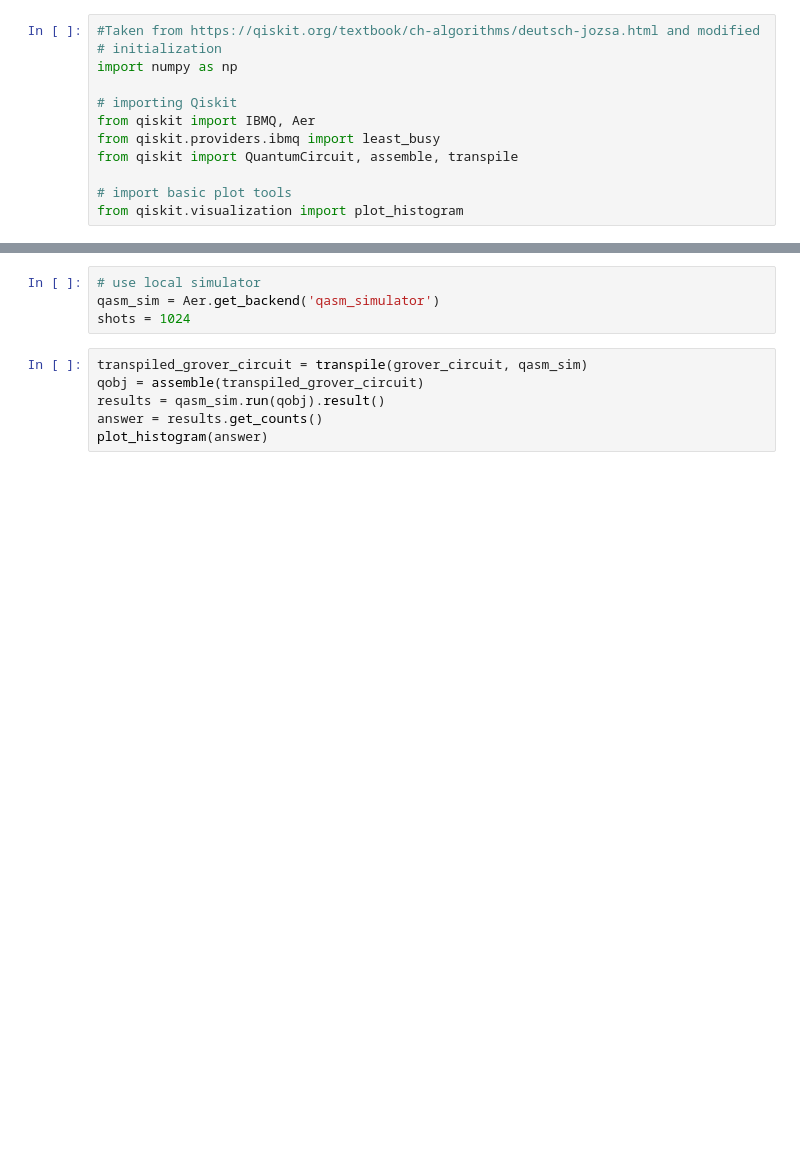
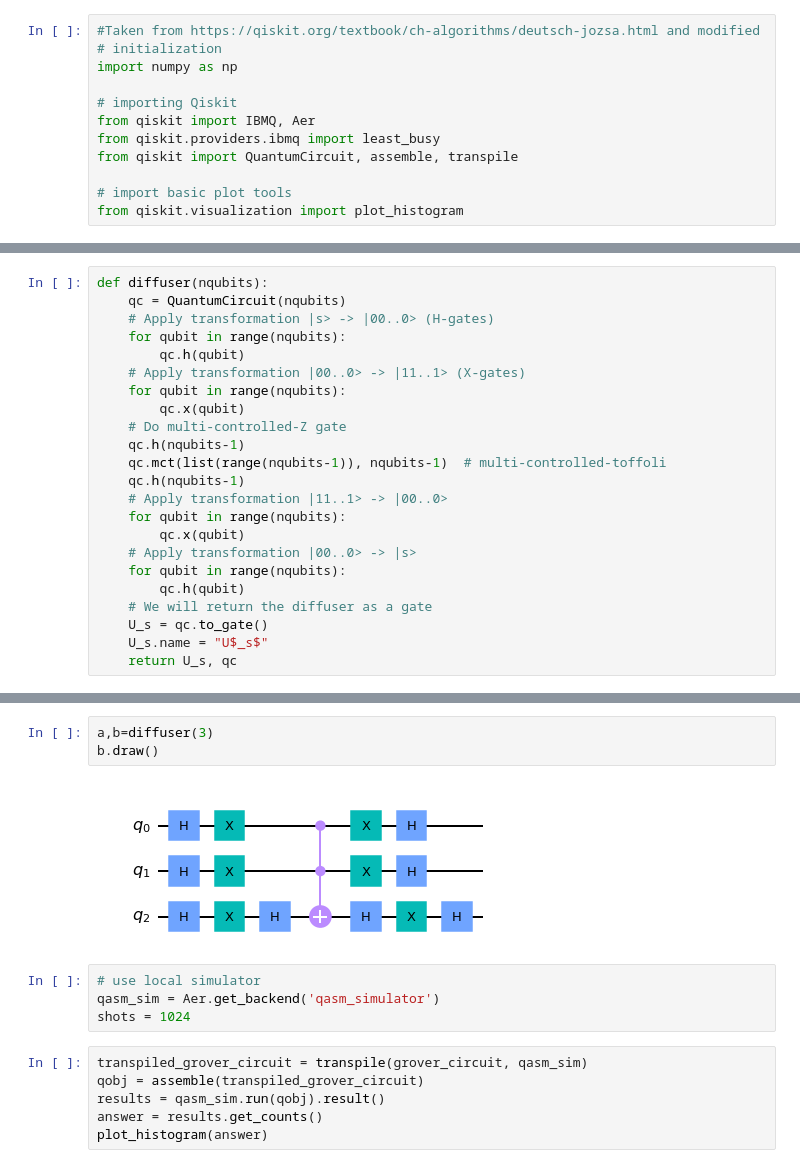
Before and after one commit to sidambhire/QCID-Project, a Jupyter notebook: Algoritms/Grover Oracle.ipynb, the cells around one changed output, grey strips where cells are left out. Cells and saved outputs as stored; diff of their text form; blank space fills up the shorter version.

```diff
--- a/Algoritms/Grover Oracle.ipynb
+++ b/Algoritms/Grover Oracle.ipynb
@@ -54,2 +41,25 @@ def amplification(n):
+# %%
+def diffuser(nqubits):
+    qc = QuantumCircuit(nqubits)
+    # Apply transformation |s> -> |00..0> (H-gates)
+    for qubit in range(nqubits):
+        qc.h(qubit)
+    # Apply transformation |00..0> -> |11..1> (X-gates)
+    for qubit in range(nqubits):
+        qc.x(qubit)
+    # Do multi-controlled-Z gate
+    qc.h(nqubits-1)
+    qc.mct(list(range(nqubits-1)), nqubits-1)  # multi-controlled-toffoli
+    qc.h(nqubits-1)
+    # Apply transformation |11..1> -> |00..0>
+    for qubit in range(nqubits):
+        qc.x(qubit)
+    # Apply transformation |00..0> -> |s>
+    for qubit in range(nqubits):
+        qc.h(qubit)
+    # We will return the diffuser as a gate
+    U_s = qc.to_gate()
+    U_s.name = "U$_s$"
+    return U_s, qc
 # %%
 #TODO: Implementation is being tested
@@ -94,3 +100,8 @@ b.draw()
+# %%
+a,b=diffuser(3)
+b.draw()
+# %% [output]
+[figure, added]
 # %%
 # use local simulator
 qasm_sim = Aer.get_backend('qasm_simulator')
```
Also changed, not shown: parts of 10 cells of this notebook.
